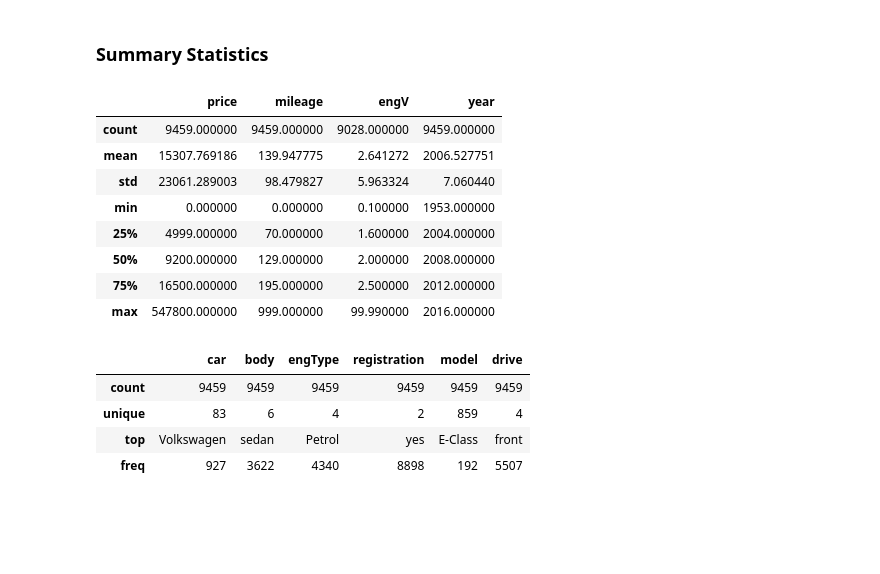
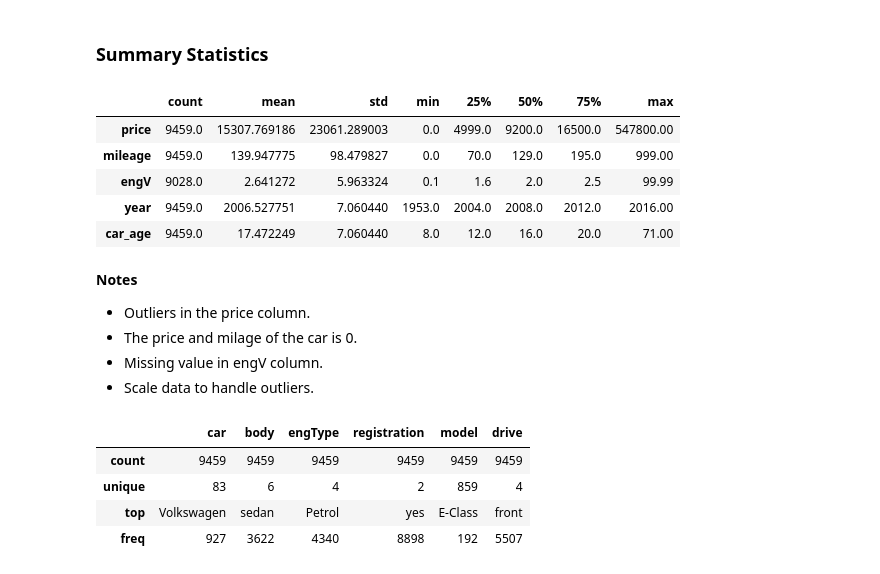
Before and after one commit to chemutai254/ML_Projects, a Jupyter notebook: EDA/SoranAutomobiles.ipynb, the cells around one changed output. Saved outputs shown, nothing was run; the diff lists cells and outputs as text; code cells hidden in the pictures; blank space fills up the shorter version.

```diff
--- a/EDA/SoranAutomobiles.ipynb
+++ b/EDA/SoranAutomobiles.ipynb
@@ -139,17 +166,20 @@ dtype: int64
 ### Summary Statistics
 # %%
 # Summary stats of numerical features
-df.describe()
+df.describe().T
 # %% [output]
-|  | price | mileage | engV | year |
-| count | 9459.000000 | 9459.000000 | 9028.000000 | 9459.000000 |
-| mean | 15307.769186 | 139.947775 | 2.641272 | 2006.527751 |
-| std | 23061.289003 | 98.479827 | 5.963324 | 7.060440 |
-| min | 0.000000 | 0.000000 | 0.100000 | 1953.000000 |
-| 25% | 4999.000000 | 70.000000 | 1.600000 | 2004.000000 |
-| 50% | 9200.000000 | 129.000000 | 2.000000 | 2008.000000 |
-| 75% | 16500.000000 | 195.000000 | 2.500000 | 2012.000000 |
-| max | 547800.000000 | 999.000000 | 99.990000 | 2016.000000 |
+|  | count | mean | std | min | 25% | 50% | 75% | max |
+| price | 9459.0 | 15307.769186 | 23061.289003 | 0.0 | 4999.0 | 9200.0 | 16500.0 | 547800.00 |
+| mileage | 9459.0 | 139.947775 | 98.479827 | 0.0 | 70.0 | 129.0 | 195.0 | 999.00 |
+| engV | 9028.0 | 2.641272 | 5.963324 | 0.1 | 1.6 | 2.0 | 2.5 | 99.99 |
+| year | 9459.0 | 2006.527751 | 7.060440 | 1953.0 | 2004.0 | 2008.0 | 2012.0 | 2016.00 |
+| car_age | 9459.0 | 17.472249 | 7.060440 | 8.0 | 12.0 | 16.0 | 20.0 | 71.00 |
+# %% [markdown]
+**Notes**
+- Outliers in the price column.
+- The price and milage of the car is 0.
+- Missing value in engV column.
+- Scale data to handle outliers.
 # %%
 # summary stats of categorical features
 df.describe(include=["object", "bool"])
```
Also changed, not shown: parts of 25 cells of this notebook, 1 other file.
